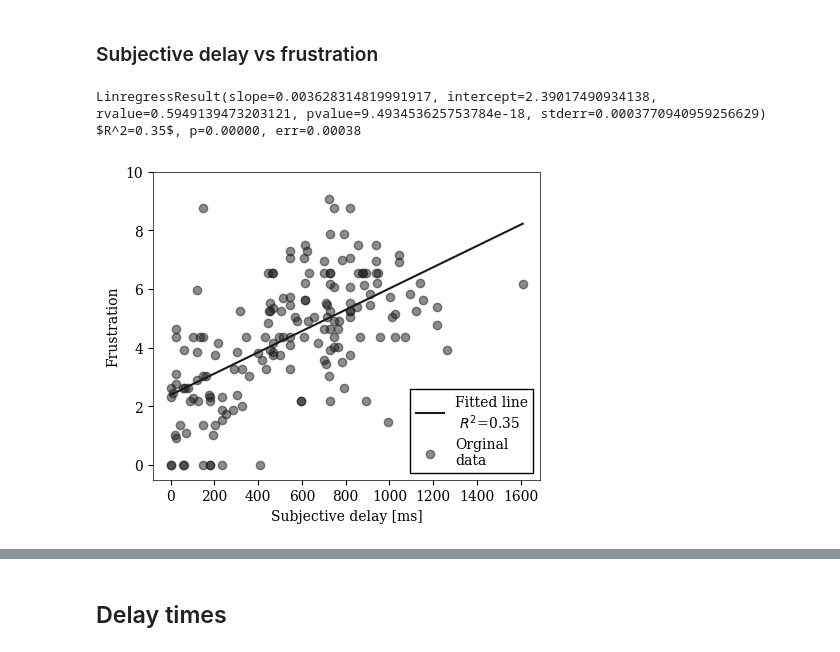
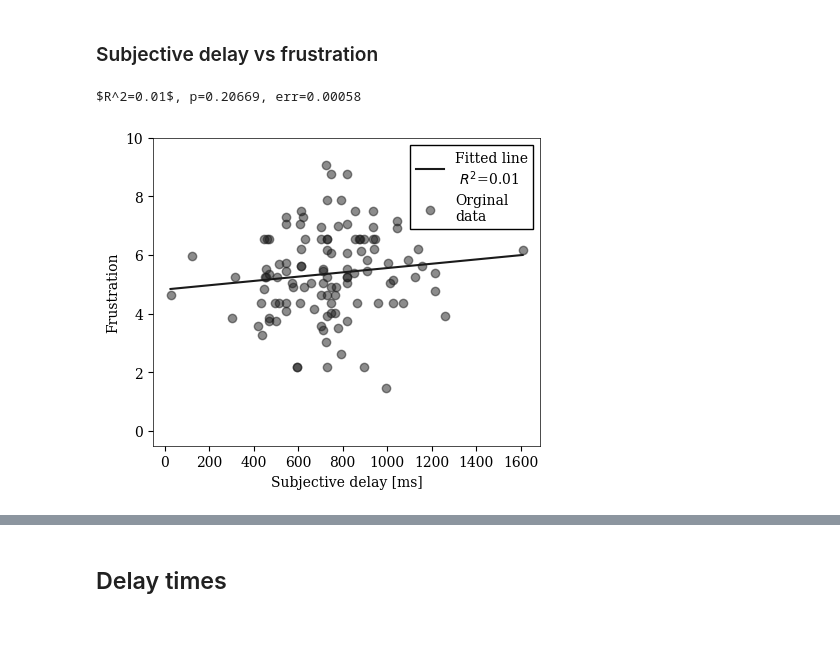
Before and after one commit to martinloland/master_thesis, a Jupyter notebook: data/Thesis Data.ipynb, the cells around one changed output, grey strips where cells are left out. Cells and saved outputs as stored; diff of their text form; code cells hidden in the pictures.

Commit message:
results

```diff
--- a/data/Thesis Data.ipynb
+++ b/data/Thesis Data.ipynb
@@ -397,7 +397,7 @@ actor_ids = act.rowid.values
 answ = [[],[]]
 
 normalize = True
-sel_exp = None
+sel_exp = [0,1]
 filename = 'delay_vs_frustration'
 
 for actor_id in actor_ids:
@@ -409,36 +409,35 @@ for actor_id in actor_ids:
         if normalize:
             frustration = float(sur['frustration'])/avg_frustration*total_avg_frustration
             delay = float(sur['delay'])/avg_delay*total_avg_delay
         else:
             frustration = float(sur['frustration'])
             delay = float(sur['delay'])
 
-        if sel_exp is None or sel_exp is exp:
+        if sel_exp is None or exp in sel_exp:
             answ[0].append(frustration)
             answ[1].append(delay)
 
 x = answ[1]
 y = answ[0]
 
-linreg = linregress(x,y)
-print(linreg)
+linreg = stats.linregress(x,y)
+# print(linreg)
 x_min = min(x)
 x_max = max(x)
 print('$R^2={:.2f}$, p={:.5f}, err={:.5f}'.format(linreg.rvalue**2, linreg.pvalue, linreg.stderr))
 
 plt.style.use('default')
 plt.style.use('thesis.mplstyle')
 fig, ax = plt.subplots(figsize=(5,4))
 ax.scatter(x,y, marker='o', alpha=0.5, label='Orginal\ndata')
 ax.plot(np.arange(x_min, x_max), np.arange(x_min, x_max)*linreg.slope+linreg.intercept, label='Fitted line\n $R^2$={:.2f}'
         .format(linreg.rvalue**2))
 ax.legend()
 plt.ylabel('Frustration')
 plt.xlabel('Subjective delay [ms]')
 plt.ylim([-0.5,10])
 plt.show()
 # fig.savefig('../img/{}.png'.format(filename), bbox_inches='tight')
 # %% [output]
-LinregressResult(slope=0.003628314819991917, intercept=2.39017490934138, rvalue=0.5949139473203121, pvalue=9.493453625753784e-18, stderr=0.0003770940959256629)
-$R^2=0.35$, p=0.00000, err=0.00038
+$R^2=0.01$, p=0.20669, err=0.00058
-[figure, old version]
+[figure, new version]
```
Also changed, not shown: parts of 3 cells of this notebook, 4 other files.
